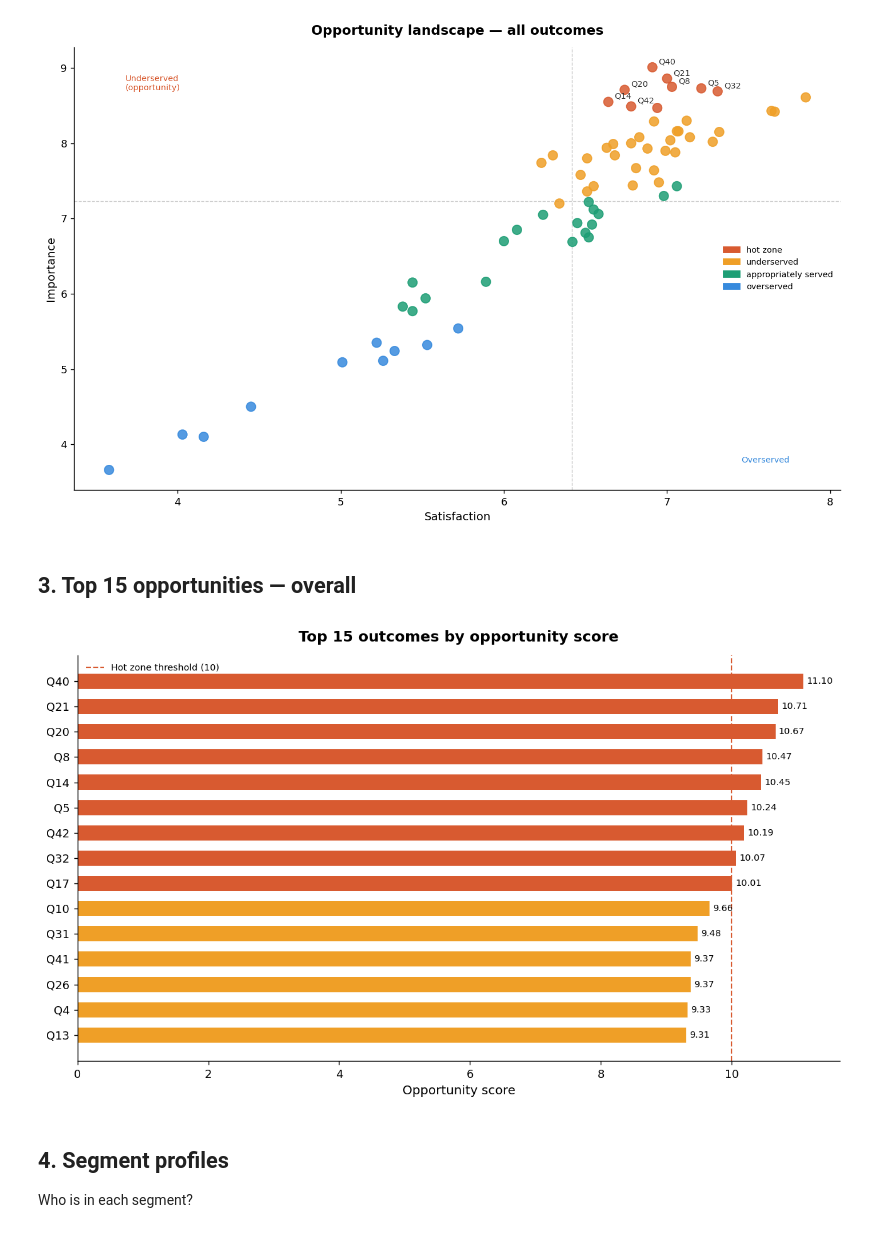
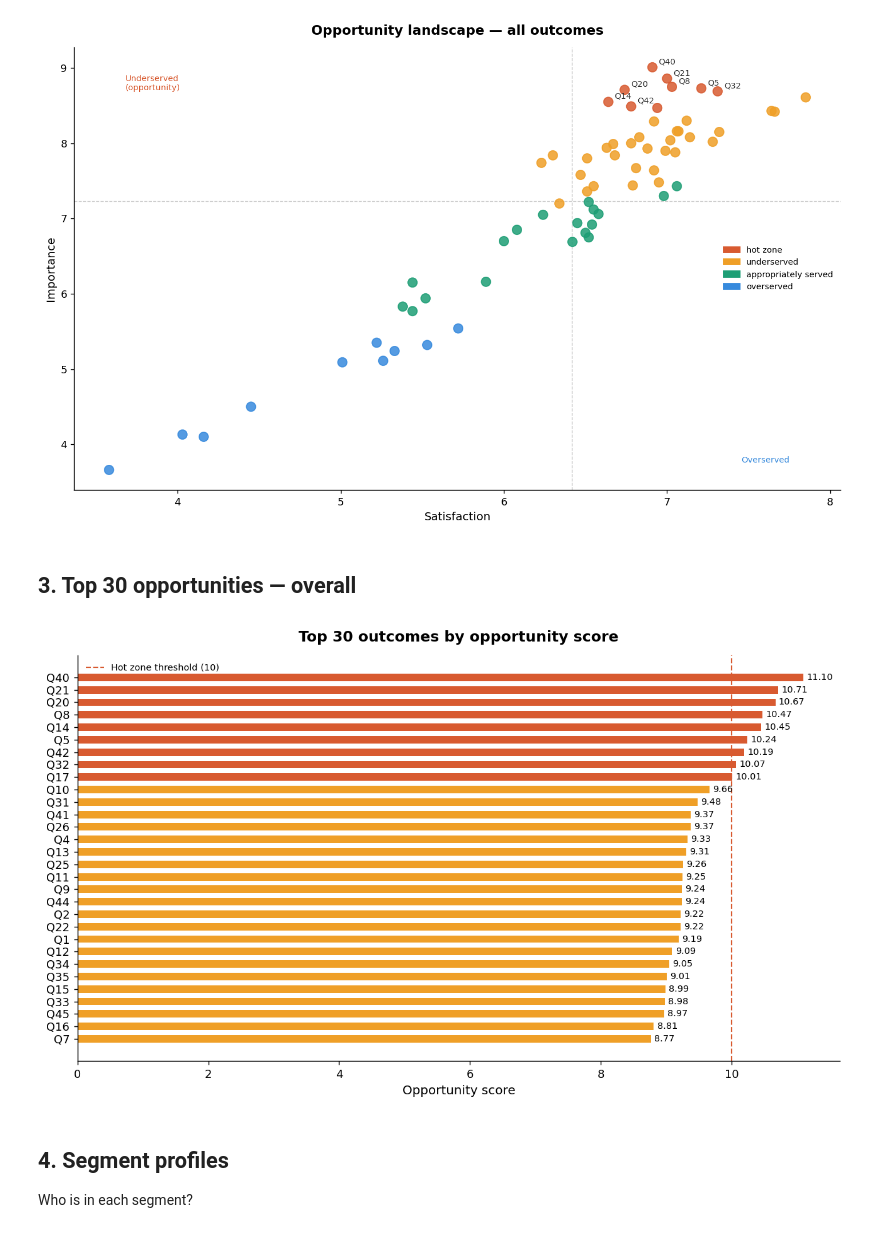
Before and after one commit to dophat1/jtbd-synthetic-survey, a Jupyter notebook: jtbd_analysis.ipynb, the cells around one changed output. Saved outputs shown, nothing was run; the diff lists cells and outputs as text; code cells hidden in the pictures.

```diff
--- a/jtbd_analysis.ipynb
+++ b/jtbd_analysis.ipynb
@@ -93,28 +93,28 @@ plt.show()
 # %% [output]
 [figure]
 # %% [markdown]
-## 3. Top 15 opportunities — overall
+## 3. Top 30 opportunities — overall
 # %%
-top15 = opp.nlargest(15, 'opportunity_score')
+top30 = opp.nlargest(30, 'opportunity_score')
 
 fig, ax = plt.subplots(figsize=(10, 6))
-bars = ax.barh(top15['outcome'][::-1], top15['opportunity_score'][::-1],
-               color=[COLORS[z] for z in top15['zone'][::-1]], height=0.6)
+bars = ax.barh(top30['outcome'][::-1], top30['opportunity_score'][::-1],
+               color=[COLORS[z] for z in top30['zone'][::-1]], height=0.6)
 
 ax.axvline(10, color='#D85A30', lw=1.2, ls='--', label='Hot zone threshold (10)')
 ax.set_xlabel('Opportunity score', fontsize=11)
-ax.set_title('Top 15 outcomes by opportunity score', fontsize=13, fontweight='bold', pad=12)
+ax.set_title('Top 30 outcomes by opportunity score', fontsize=13, fontweight='bold', pad=12)
 
-for bar, val in zip(bars, top15['opportunity_score'][::-1]):
+for bar, val in zip(bars, top30['opportunity_score'][::-1]):
     ax.text(bar.get_width() + 0.05, bar.get_y() + bar.get_height()/2,
             f'{val:.2f}', va='center', fontsize=8)
 
 ax.legend(fontsize=8, frameon=False)
 plt.tight_layout()
 plt.savefig('top15_overall.png', bbox_inches='tight')
 plt.show()
 # %% [output]
-[figure, old version]
+[figure, new version]
 # %% [markdown]
 ## 4. Segment profiles
 Who is in each segment?
```
